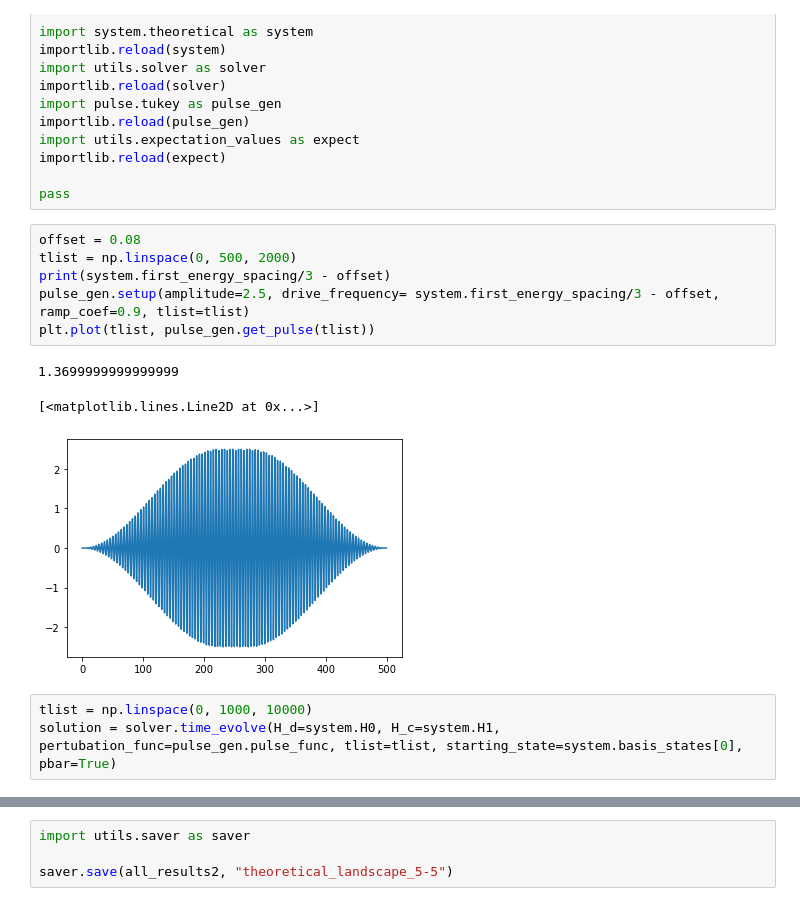
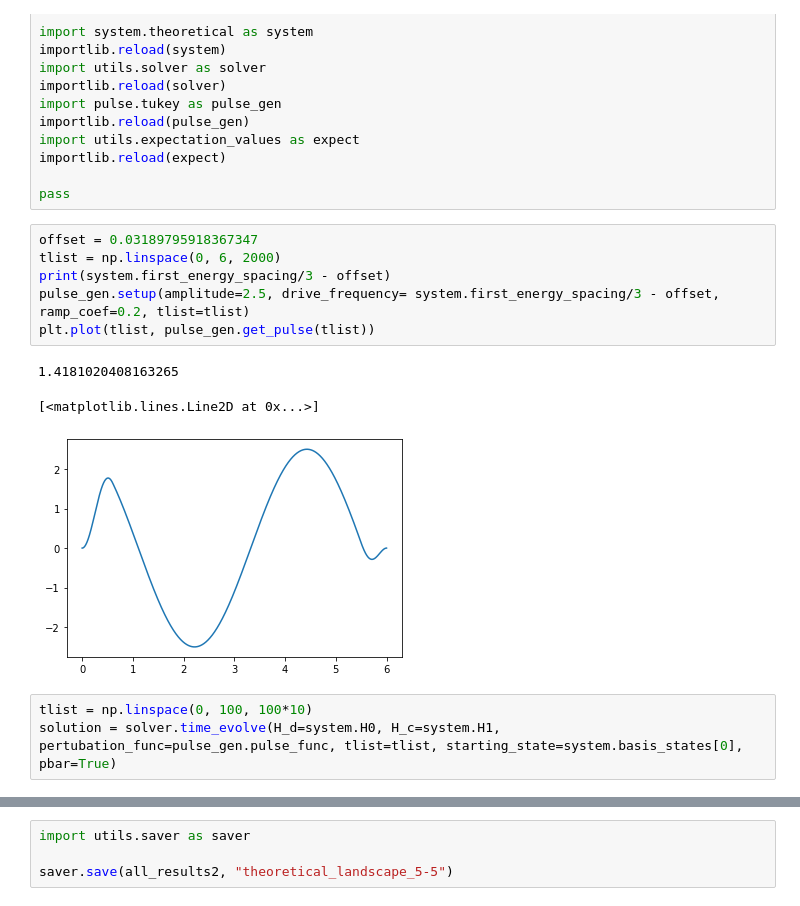
Before and after one commit to david-gorski/subharmonic_superconducting_qubits, a Jupyter notebook: debug/theoretical_system.ipynb, the cells around one changed output, grey strips where cells are left out. Cells and saved outputs as stored; diff of their text form.

```diff
--- a/debug/theoretical_system.ipynb
+++ b/debug/theoretical_system.ipynb
@@ -19,17 +19,17 @@ importlib.reload(expect)
 
 pass
 # %%
-offset = 0.08
-tlist = np.linspace(0, 500, 2000)
+offset = 0.03189795918367347
+tlist = np.linspace(0, 6, 2000)
 print(system.first_energy_spacing/3 - offset)
-pulse_gen.setup(amplitude=2.5, drive_frequency= system.first_energy_spacing/3 - offset, ramp_coef=0.9, tlist=tlist)
+pulse_gen.setup(amplitude=2.5, drive_frequency= system.first_energy_spacing/3 - offset, ramp_coef=0.2, tlist=tlist)
 plt.plot(tlist, pulse_gen.get_pulse(tlist))
 # %% [output]
-1.3699999999999999
+1.4181020408163265
 [<matplotlib.lines.Line2D at 0x...>]
-[figure, old version]
+[figure, new version]
 # %%
-tlist = np.linspace(0, 1000, 10000)
+tlist = np.linspace(0, 100, 100*10)
 solution = solver.time_evolve(H_d=system.H0, H_c=system.H1, pertubation_func=pulse_gen.pulse_func, tlist=tlist, starting_state=system.basis_states[0], pbar=True)
 # %%
 expectation_values = expect.get_all_expectation_values(solution.states, system.basis_states)
```
Also changed, not shown: parts of 13 cells of this notebook, 9 other files.
